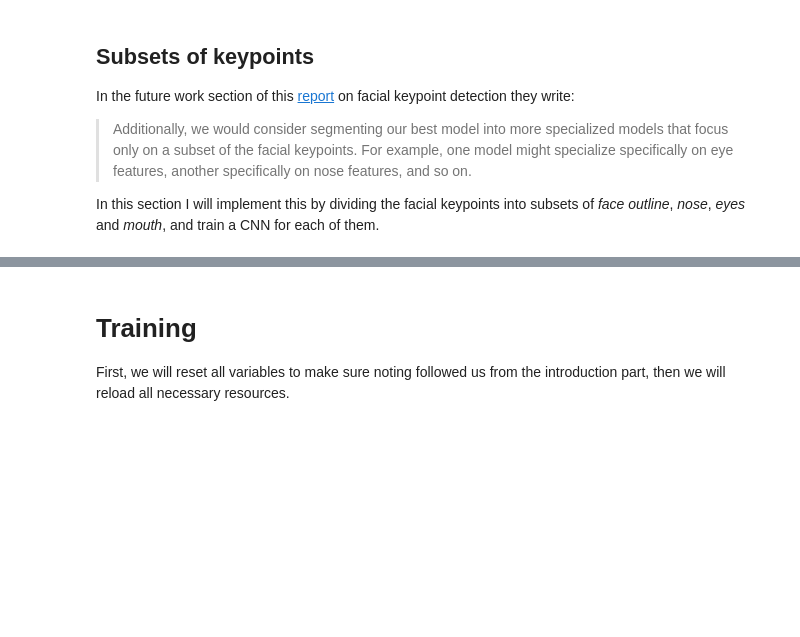
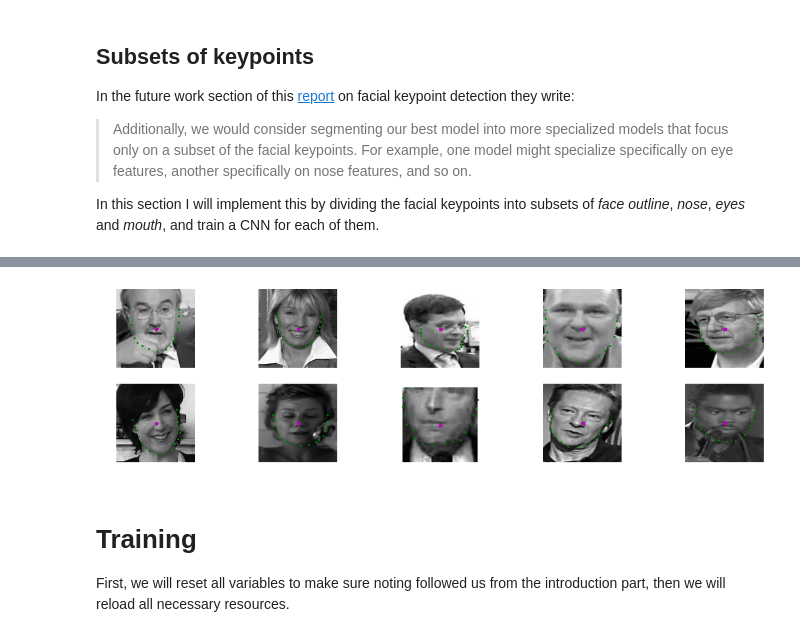
Before and after one commit to Bjarten/computer-vision-ND, a Jupyter notebook: project_1_facial_keypoints/2. Define the Network Architecture.ipynb, the cells around one changed output, grey strips where cells are left out. Cells and saved outputs as stored; diff of their text form; code cells hidden in the pictures; blank space fills up the shorter version.

Commit message:
feat: create data loader for face outline

```diff
--- a/project_1_facial_keypoints/2. Define the Network Architecture.ipynb
+++ b/project_1_facial_keypoints/2. Define the Network Architecture.ipynb
@@ -370,0 +387,8 @@ In this section I will implement this by dividing the facial keypoints into subs
+# %%
+# load test data in batches
+batch_size = 16
+
+outline_loader = DataLoader(outline_dataset,
+                            batch_size=batch_size,
+                            shuffle=True,
+                            num_workers=4)
@@ -370,0 +420,7 @@ In this section I will implement this by dividing the facial keypoints into subs
+# %%
+sub_images, sub_outputs, sub_gt_pts = net_sample_output_sub(outline_loader)
+
+# print out the dimensions of the data to see if they make sense
+print(sub_images.data.size())
+print(sub_outputs.data.size())
+print(sub_gt_pts.size())
@@ -371,3 +442,39 @@ In this section I will implement this by dividing the facial keypoints into subs
+# %%
+# visualize the output
+# by default this shows a batch of 10 images
+def visualize_output_sub(images, outputs, gt_pts=None, batch_size=10):
+    plt.figure(figsize=(20,8))
+    for i in range(10):
+        ax = plt.subplot(3, 5, i+1)
+
+        # un-transform the image data
+        image = images[i].data   # get the image from it's wrapper
+        image = image.numpy()   # convert to numpy array from a Tensor
+        image = np.transpose(image, (1, 2, 0))   # transpose to go from torch to numpy image
+
+        # un-transform the predicted key_pts data
+        predicted_key_pts = outputs[i].data
+        predicted_key_pts = predicted_key_pts.numpy()
+        # undo normalization of keypoints
+        predicted_key_pts = predicted_key_pts*(image.shape[0]/4)+image.shape[0]/2
+
+        # plot ground truth points for comparison, if they exist
+        ground_truth_pts = None
+        if gt_pts is not None:
+            ground_truth_pts = gt_pts[i]
+            ground_truth_pts = ground_truth_pts*(image.shape[0]/4)+image.shape[0]/2
+
+        # call show_all_keypoints
+        show_all_keypoints(np.squeeze(image), predicted_key_pts, ground_truth_pts)
+
+        plt.axis('off')
+
+    plt.show()
+
+# call it
+visualize_output_sub(sub_images, sub_outputs, sub_gt_pts)
+# %% [output]
+[figure, added]
 # %% [markdown]
 # Training
 First, we will reset all variables to make sure noting followed us from the introduction part, then we will reload all necessary resources.
```
Also changed, not shown: parts of 8 cells of this notebook.
